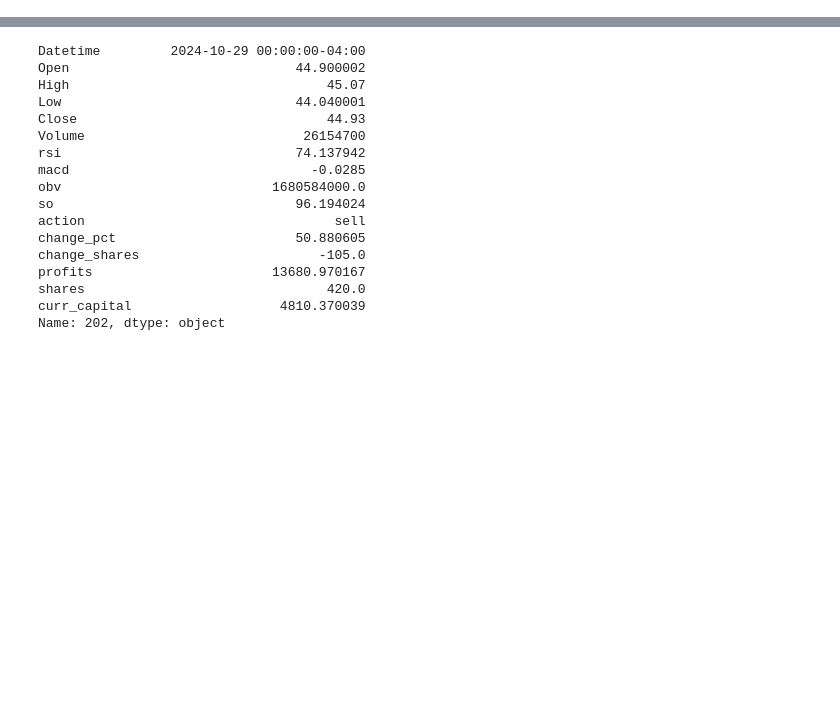
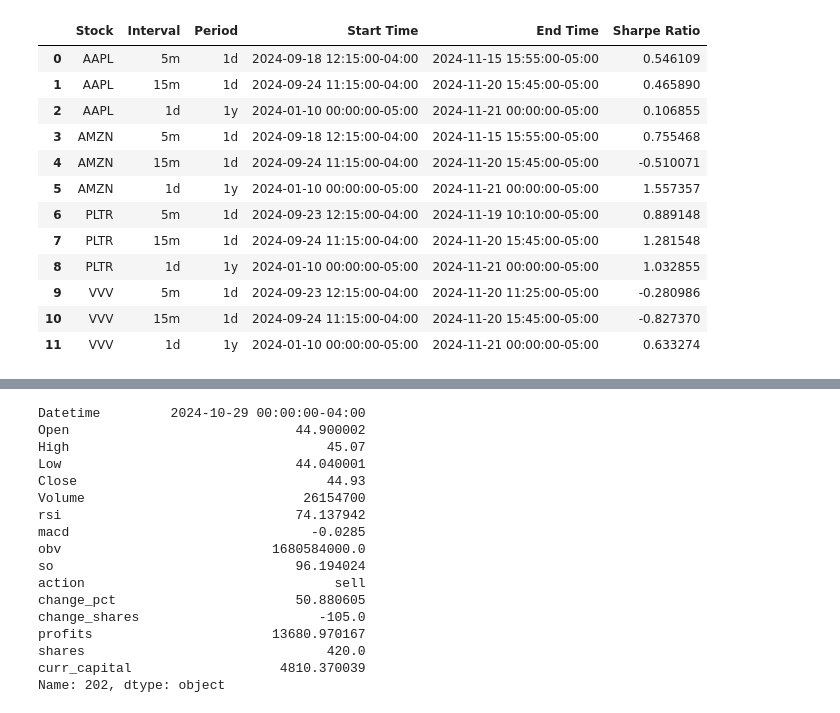
Before and after one commit to SeanMarcusJensen/ACIT4620-STOCK-FIS, a Jupyter notebook: main.ipynb, the cells around one changed output, grey strips where cells are left out. Cells and saved outputs as stored; diff of their text form; code cells hidden in the pictures; blank space fills up the shorter version.

```diff
--- a/main.ipynb
+++ b/main.ipynb
@@ -8,0 +39,16 @@ PLTR_5M = pd.read_csv('output/5m/PLTR.csv')
+# %%
+SHARPE_RATIOS
+# %% [output]
+|  | Stock | Interval | Period | Start Time | End Time | Sharpe Ratio |
+| 0 | AAPL | 5m | 1d | 2024-09-18 12:15:00-04:00 | 2024-11-15 15:55:00-05:00 | 0.546109 |
+| 1 | AAPL | 15m | 1d | 2024-09-24 11:15:00-04:00 | 2024-11-20 15:45:00-05:00 | 0.465890 |
+| 2 | AAPL | 1d | 1y | 2024-01-10 00:00:00-05:00 | 2024-11-21 00:00:00-05:00 | 0.106855 |
+| 3 | AMZN | 5m | 1d | 2024-09-18 12:15:00-04:00 | 2024-11-15 15:55:00-05:00 | 0.755468 |
+| 4 | AMZN | 15m | 1d | 2024-09-24 11:15:00-04:00 | 2024-11-20 15:45:00-05:00 | -0.510071 |
+| 5 | AMZN | 1d | 1y | 2024-01-10 00:00:00-05:00 | 2024-11-21 00:00:00-05:00 | 1.557357 |
+| 6 | PLTR | 5m | 1d | 2024-09-23 12:15:00-04:00 | 2024-11-19 10:10:00-05:00 | 0.889148 |
+| 7 | PLTR | 15m | 1d | 2024-09-24 11:15:00-04:00 | 2024-11-20 15:45:00-05:00 | 1.281548 |
+| 8 | PLTR | 1d | 1y | 2024-01-10 00:00:00-05:00 | 2024-11-21 00:00:00-05:00 | 1.032855 |
+| 9 | VVV | 5m | 1d | 2024-09-23 12:15:00-04:00 | 2024-11-20 11:25:00-05:00 | -0.280986 |
+| 10 | VVV | 15m | 1d | 2024-09-24 11:15:00-04:00 | 2024-11-20 15:45:00-05:00 | -0.827370 |
+| 11 | VVV | 1d | 1y | 2024-01-10 00:00:00-05:00 | 2024-11-21 00:00:00-05:00 | 0.633274 |
```
Also changed, not shown: parts of 5 cells of this notebook, 14 other files.
